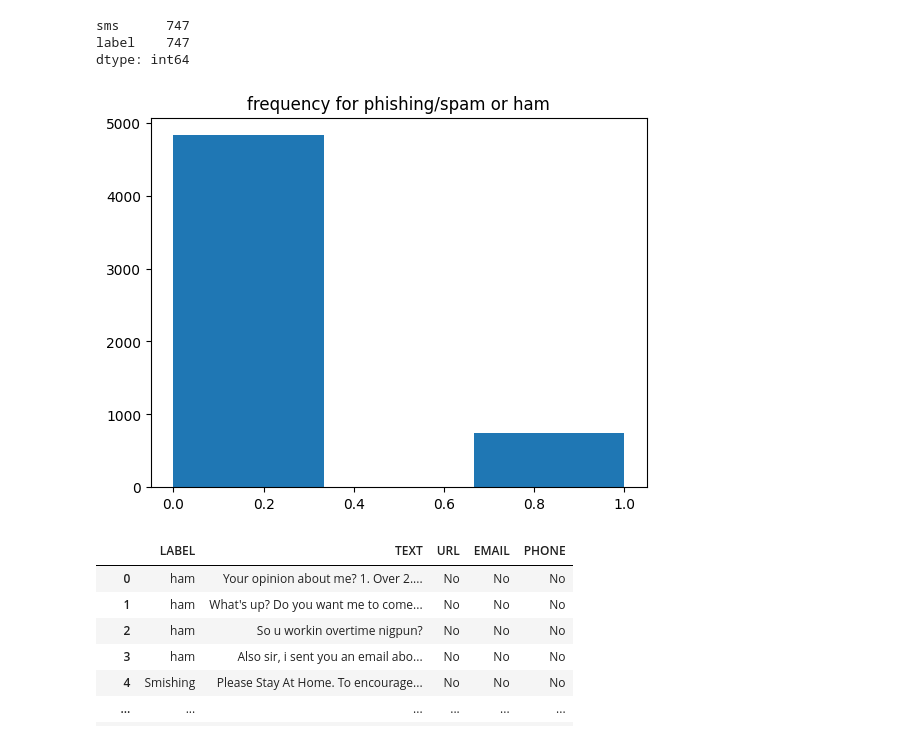
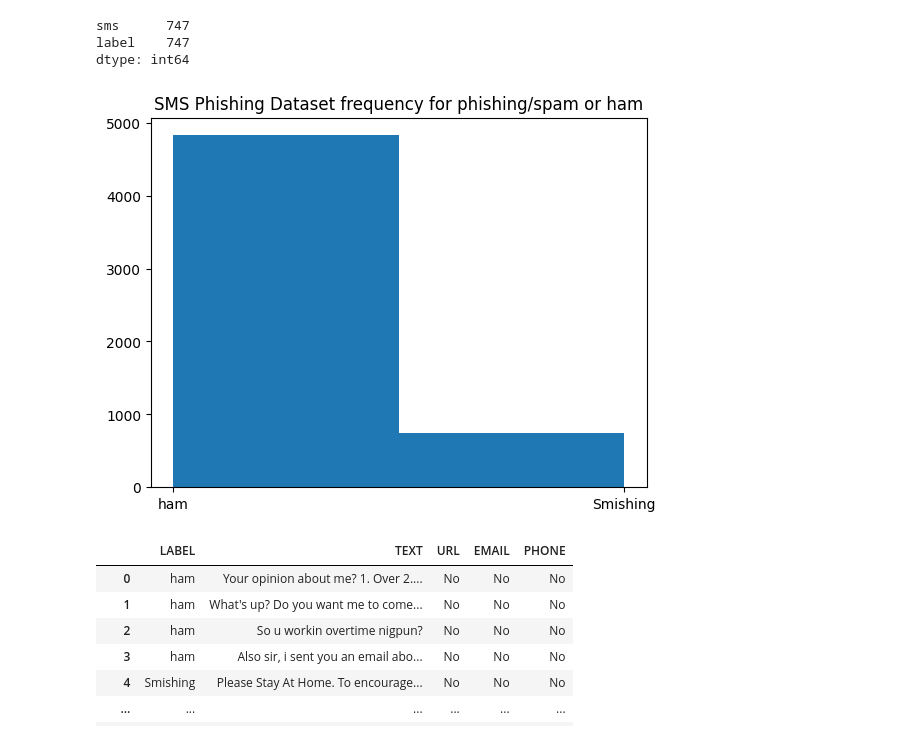
Before and after one commit to tylershienlim/CSIRO-UTS-Backend, a Jupyter notebook: preprocess-ML.ipynb, the cells around one changed output. Cells and saved outputs as stored; diff of their text form; code cells hidden in the pictures.

```diff
--- a/preprocess-ML.ipynb
+++ b/preprocess-ML.ipynb
@@ -27,3 +27,6 @@ data
 data['label'].unique()
 # %% [output]
 array([0, 1], dtype=int64)
+# %%
+data['label'] = data['label'].replace(0, 'ham')
+data['label'] = data['label'].replace(1, 'Smishing')
@@ -35,11 +54,11 @@ sms      747
 label    747
 dtype: int64
 # %%
-plyt.hist(data['label'], bins=3)
-plyt.title("frequency for phishing/spam or ham")
+plyt.hist(data['label'], bins=2)
+plyt.title("SMS Phishing Dataset frequency for phishing/spam or ham")
 plyt.show()
 # %% [output]
-[figure, old version]
+[figure, new version]
 # %%
 data2
 # %% [output]
```
Also changed, not shown: parts of 7 cells of this notebook.
